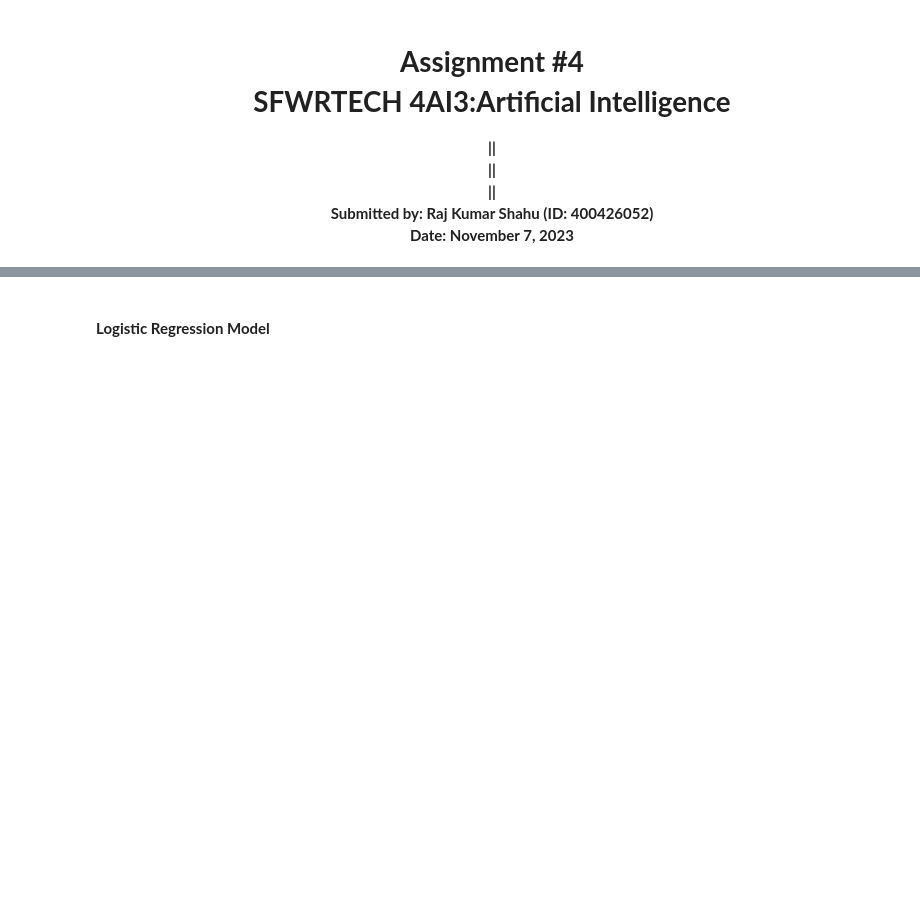
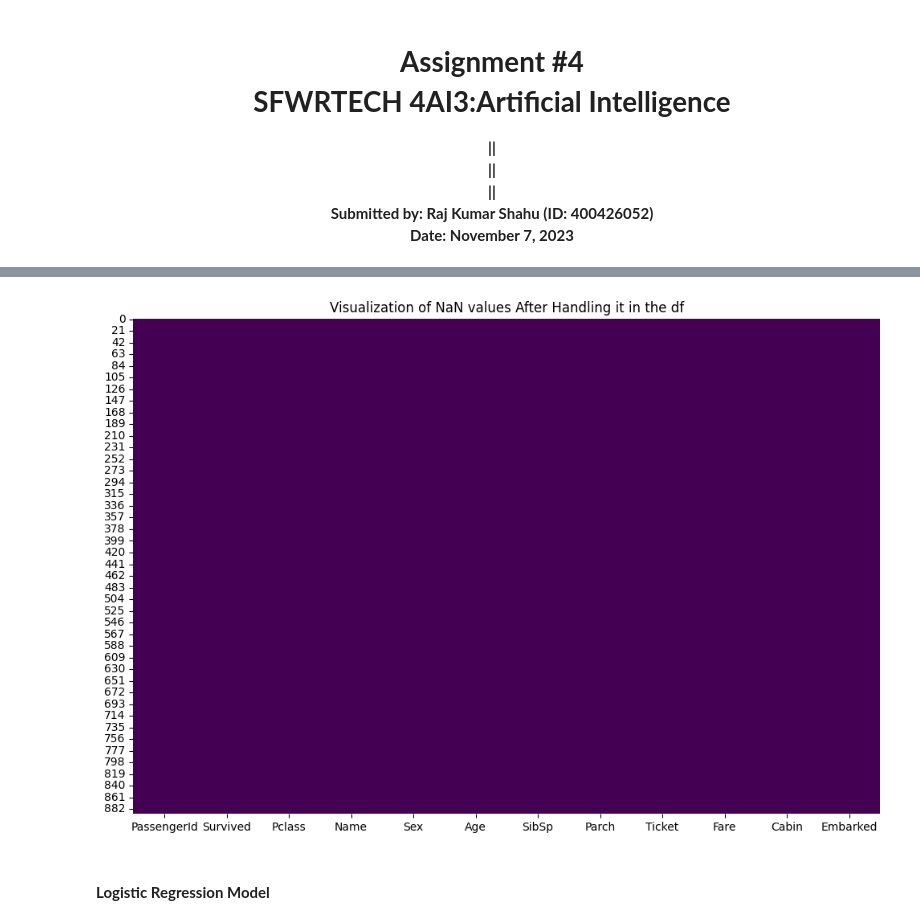
Before and after one commit to rajkumarshahu/AI-Colab, a Jupyter notebook: 4AI3_RajShahu_Assignment_04.ipynb, the cells around one changed output, grey strips where cells are left out. Cells and saved outputs as stored; diff of their text form; code cells hidden in the pictures; blank space fills up the shorter version.

```diff
--- a/4AI3_RajShahu_Assignment_04.ipynb
+++ b/4AI3_RajShahu_Assignment_04.ipynb
@@ -12,0 +44,9 @@ from sklearn.neural_network import MLPClassifier
+# %%
+mean_age = df['Age'].mean()
+df['Age'].fillna(mean_age, inplace=True)
+
+df['Cabin'].fillna('Unknown', inplace=True)
+
+mode_embarked = df['Embarked'].mode()[0]
+df['Embarked'].fillna(mode_embarked, inplace=True)
+df.isnull().sum()
@@ -13,3 +67,8 @@ from sklearn.neural_network import MLPClassifier
+# %%
+title_message = "After"
+visualize_nans(df, title_message)
+# %% [output]
+[figure, added]
 # %% [markdown]
 #### <b>Logistic Regression Model
 # %% [markdown]
```
Also changed, not shown: parts of 9 cells of this notebook.
